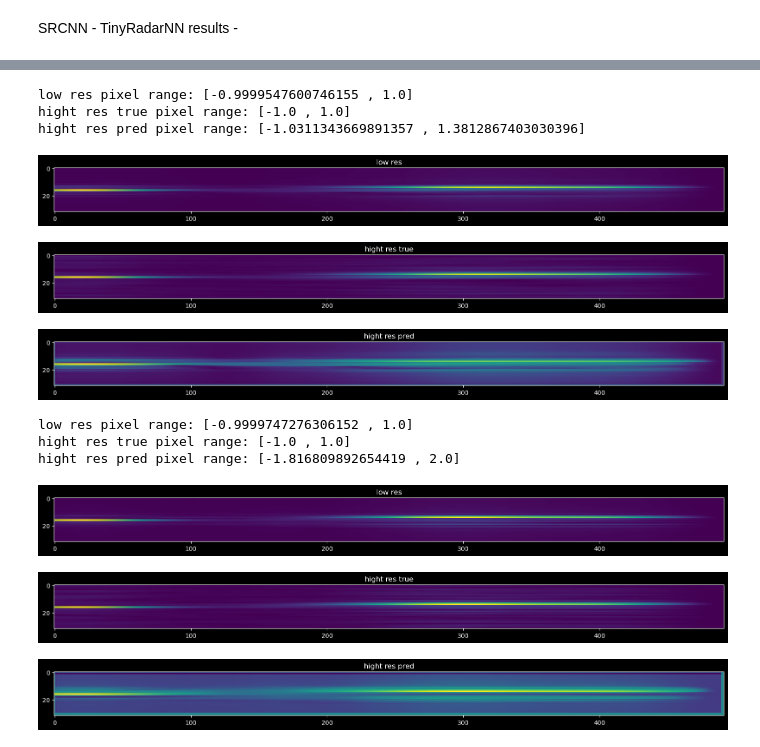
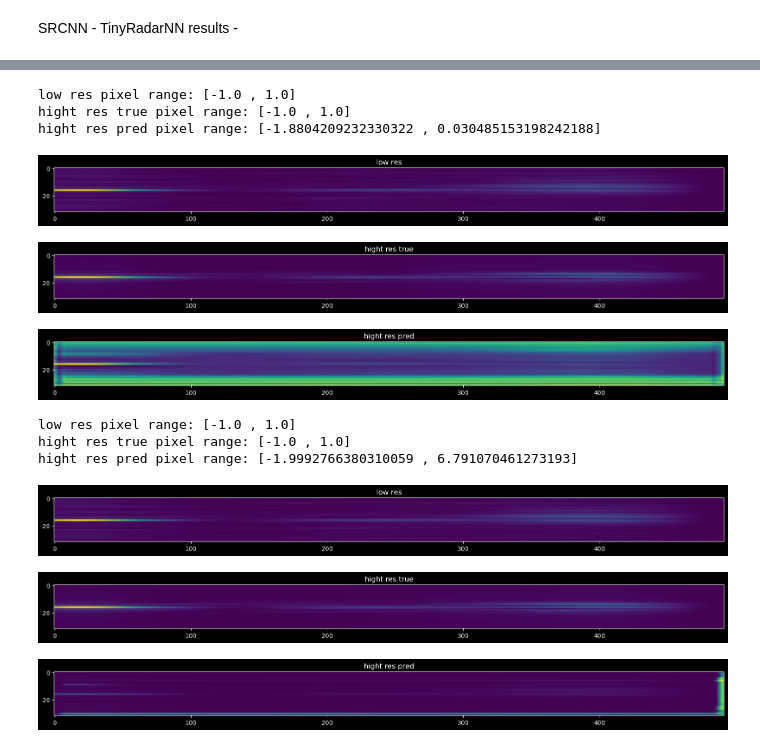
Before and after one commit to NetanelBlumenfeld/Radar, a Jupyter notebook: src/python/main_note_book.ipynb, the cells around one changed output, grey strips where cells are left out. Cells and saved outputs as stored; diff of their text form; code cells hidden in the pictures.

```diff
--- a/src/python/main_note_book.ipynb
+++ b/src/python/main_note_book.ipynb
@@ -57 +71,5 @@ SRCNN - TinyRadarNN results -
+# %%
+for hight_res_imgs, y in training_generator:
+    low_res_imgs = y[0]
+    break
 # %%
@@ -82,0 +96,23 @@ tiny_radar = TinyRadarNN(
+# %%
+saved_model_dir_list = [
+    "/Users/netanelblumenfeld/Desktop/bgu/Msc/project/outputs/models/sr_classifier/sr_SRCnn_features_1_32_features_2_32_k_size_(3, 3)_activation_elu_classifier_TinyRadar/_row_4_col_4_d_none_u_cubic_normalization.range_neg_1_1/lr_0.001_batch_size_64_loss_sr_L1_classifier_CrossEntropy/2023-12-22_23:36:26max_acc_model.pt",
+    "/Users/netanelblumenfeld/Desktop/bgu/Msc/project/outputs/models/sr_classifier/sr_SRCnn_features_1_32_features_2_32_k_size_(3, 3)_activation_elu_classifier_TinyRadar/_row_4_col_4_d_none_u_cubic_normalization.range_neg_1_1/lr_0.001_batch_size_64_loss_sr_MSE_classifier_CrossEntropy/2023-12-23_00:58:25max_acc_model.pt",
+    "/Users/netanelblumenfeld/Desktop/bgu/Msc/project/outputs/models/sr_classifier/sr_SRCnn_features_1_32_features_2_32_k_size_(3, 3)_activation_leaky_relu_classifier_TinyRadar/_row_4_col_4_d_none_u_cubic_normalization.range_neg_1_1/lr_0.001_batch_size_64_loss_sr_L1_classifier_CrossEntropy/2023-12-22_14:41:57max_acc_model.pt",
+    "/Users/netanelblumenfeld/Desktop/bgu/Msc/project/outputs/models/sr_classifier/sr_SRCnn_features_1_32_features_2_32_k_size_(3, 3)_activation_leaky_relu_classifier_TinyRadar/_row_4_col_4_d_none_u_cubic_normalization.range_neg_1_1/lr_0.001_batch_size_64_loss_sr_L1_classifier_CrossEntropy/2023-12-23_08:30:37max_acc_model.pt",
+    "/Users/netanelblumenfeld/Desktop/bgu/Msc/project/outputs/models/sr_classifier/sr_SRCnn_features_1_32_features_2_32_k_size_(3, 3)_activation_leaky_relu_classifier_TinyRadar/_row_4_col_4_d_none_u_cubic_normalization.range_neg_1_1/lr_0.001_batch_size_64_loss_sr_L1_classifier_CrossEntropy_w_sr_0_w_c_1/2023-12-23_17:21:53max_acc_model.pt",
+    "/Users/netanelblumenfeld/Desktop/bgu/Msc/project/outputs/models/sr_classifier/sr_SRCnn_features_1_32_features_2_32_k_size_(3, 3)_activation_leaky_relu_classifier_TinyRadar/_row_4_col_4_d_none_u_cubic_normalization.range_neg_1_1/lr_0.001_batch_size_64_loss_sr_MSE_classifier_CrossEntropy/2023-12-23_09:53:29max_acc_model.pt",
+    "/Users/netanelblumenfeld/Desktop/bgu/Msc/project/outputs/models/sr_classifier/sr_SRCnn_features_1_32_features_2_32_k_size_(3, 3)_activation_leaky_relu_classifier_TinyRadar/_row_4_col_4_d_none_u_cubic_normalization.range_neg_1_1/lr_0.001_batch_size_64_loss_sr_MSE_classifier_CrossEntropy/2023-12-22_16:05:11max_acc_model.pt",
+    "/Users/netanelblumenfeld/Desktop/bgu/Msc/project/outputs/models/sr_classifier/sr_SRCnn_features_1_32_features_2_32_k_size_(7, 7)_activation_elu_classifier_TinyRadar/_row_4_col_4_d_none_u_cubic_normalization.range_neg_1_1/lr_0.001_batch_size_64_loss_sr_L1_classifier_CrossEntropy/2023-12-23_02:21:25max_acc_model.pt",
+    "/Users/netanelblumenfeld/Desktop/bgu/Msc/project/outputs/models/sr_classifier/sr_SRCnn_features_1_32_features_2_32_k_size_(7, 7)_activation_elu_classifier_TinyRadar/_row_4_col_4_d_none_u_cubic_normalization.range_neg_1_1/lr_0.001_batch_size_64_loss_sr_MSE_classifier_CrossEntropy/2023-12-23_05:26:25max_acc_model.pt",
+    "/Users/netanelblumenfeld/Desktop/bgu/Msc/project/outputs/models/sr_classifier/sr_SRCnn_features_1_32_features_2_32_k_size_(7, 7)_activation_leaky_relu_classifier_TinyRadar/_row_4_col_4_d_none_u_cubic_normalization.range_neg_1_1/lr_0.001_batch_size_64_loss_sr_L1_classifier_CrossEntropy/2023-12-22_17:28:22max_acc_model.pt",
+    "/Users/netanelblumenfeld/Desktop/bgu/Msc/project/outputs/models/sr_classifier/sr_SRCnn_features_1_32_features_2_32_k_size_(7, 7)_activation_leaky_relu_classifier_TinyRadar/_row_4_col_4_d_none_u_cubic_normalization.range_neg_1_1/lr_0.001_batch_size_64_loss_sr_L1_classifier_CrossEntropy/2023-12-23_11:16:06max_acc_model.pt",
+    "/Users/netanelblumenfeld/Desktop/bgu/Msc/project/outputs/models/sr_classifier/sr_SRCnn_features_1_32_features_2_32_k_size_(7, 7)_activation_leaky_relu_classifier_TinyRadar/_row_4_col_4_d_none_u_cubic_normalization.range_neg_1_1/lr_0.001_batch_size_64_loss_sr_MSE_classifier_CrossEntropy/2023-12-22_20:32:59max_acc_model.pt"
+
+
+
+
+
+
+
+
+]
@@ -85,12 +418,12 @@ tiny_radar = TinyRadarNN(
 srcnn = SRCnn(
     num_features_1=32,
     num_features_2=32,
-    kernel_size=(3,3),
-    activation="leaky_relu",
+    kernel_size=(7,7),
+    activation="elu",
 )
 model = CombinedSRCNNClassifier(srcnn, tiny_radar)
 saved_model_dir = "/Users/netanelblumenfeld/Desktop/bgu/Msc/project/outputs/models/sr_classifier/_4_col_4_d_none_u_cubic/w_tiny1_w_srcnn_0_norm_-1_1_full_train_2conv/n_feat1_32_n_feat2_32_ksize_(3, 3)_activation_leaky_relu_loss_L1/time_2023-12-19_17:15:26/max_acc_model.pt"
-model.load_state_dict(torch.load(saved_model_dir, map_location=torch.device('cpu')))
+model.load_state_dict(torch.load(saved_model_dir_list[9], map_location=torch.device('cpu')))
 model.eval()
 res = model(low_res_imgs)
 res_imgs = res[0].detach().numpy()
@@ -104,39 +437,39 @@ plot_img(low_res_img, "low res")
 plot_img(higit_res_img_true, "hight res true")
 plot_img(higit_res_img_pred, "hight res pred")
 # %% [output]
-low res pixel range: [-0.9999547600746155 , 1.0]
+low res pixel range: [-1.0 , 1.0]
 hight res true pixel range: [-1.0 , 1.0]
-hight res pred pixel range: [-1.0311343669891357 , 1.3812867403030396]
+hight res pred pixel range: [-1.8804209232330322 , 0.030485153198242188]
-[figure, old version]
+[figure, new version]
-[figure, old version]
+[figure, new version]
-[figure, old version]
+[figure, new version]
 # %%
-# L1 Loss, leaky relu and in the end than pixel range -1,1
+# L1 Loss, leaky relu pixel range -1,1
 srcnn = SRCnn(
     num_features_1=32,
     num_features_2=32,
-    kernel_size=(3,3),
-    activation="leaky_relu",
+    kernel_size=(7,7),
+    activation="elu",
 )
 model = CombinedSRCNNClassifier(srcnn, tiny_radar)
-saved_model_dir = "/Users/netanelblumenfeld/Desktop/bgu/Msc/project/outputs/models/sr_classifier/_4_col_4_d_none_u_cubic/w_tiny1_w_srcnn_0_norm_-1_1_full_train_2conv/n_feat1_32_n_feat2_32_ksize_(3, 3)_activation_leaky_relu_loss_L1_than/time_2023-12-19_18:43:33/min_loss_model.pt"
-model.load_state_dict(torch.load(saved_model_dir, map_location=torch.device('cpu')))
+saved_model_dir = "/Users/netanelblumenfeld/Desktop/bgu/Msc/project/outputs/models/sr_classifier/_4_col_4_d_none_u_cubic/w_tiny1_w_srcnn_0_norm_-1_1_full_train_2conv/n_feat1_32_n_feat2_32_ksize_(3, 3)_activation_leaky_relu_loss_L1/time_2023-12-19_17:15:26/max_acc_model.pt"
+model.load_state_dict(torch.load(saved_model_dir_list[10], map_location=torch.device('cpu')))
 model.eval()
 res = model(low_res_imgs)
 res_imgs = res[0].detach().numpy()
-low_res_img = low_res_imgs[1,0,0,:,:]
-higit_res_img_true = hight_res_imgs[1,0,0,:,:]
-higit_res_img_pred = res_imgs[1,0,0,:,:]
+low_res_img = low_res_imgs[0,0,0,:,:]
+higit_res_img_true = hight_res_imgs[0,0,0,:,:]
+higit_res_img_pred = res_imgs[0,0,0,:,:]
 pixel_range(low_res_img, "low res")
 pixel_range(higit_res_img_true, "hight res true")
 pixel_range(higit_res_img_pred, "hight res pred")
 plot_img(low_res_img, "low res")
 plot_img(higit_res_img_true, "hight res true")
 plot_img(higit_res_img_pred, "hight res pred")
 # %% [output]
-low res pixel range: [-0.9999747276306152 , 1.0]
+low res pixel range: [-1.0 , 1.0]
 hight res true pixel range: [-1.0 , 1.0]
-hight res pred pixel range: [-1.816809892654419 , 2.0]
+hight res pred pixel range: [-1.9992766380310059 , 6.791070461273193]
-[figure, old version]
+[figure, new version]
-[figure, old version]
+[figure, new version]
-[figure, old version]
+[figure, new version]
```
Also changed, not shown: parts of 19 cells of this notebook, 2 other files.
